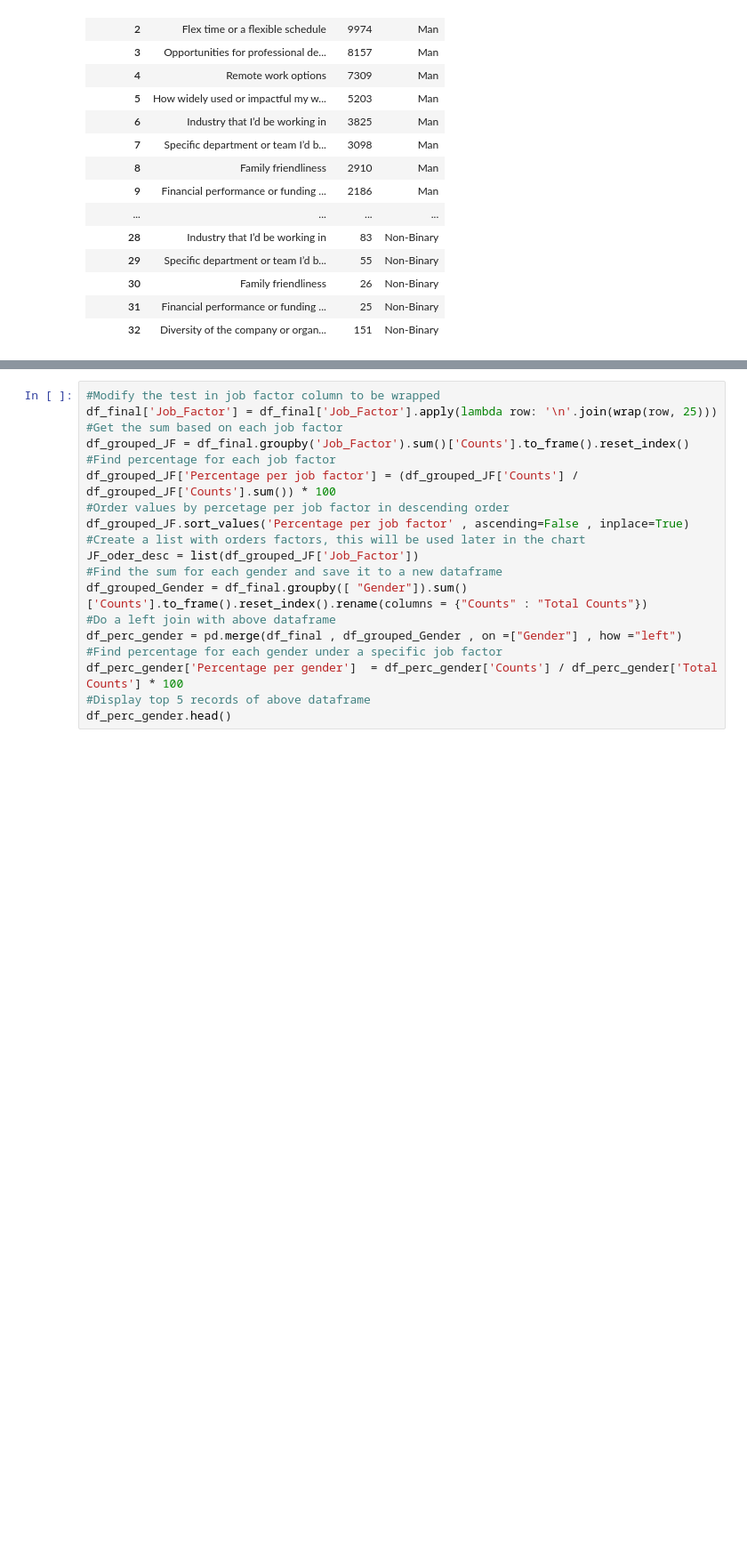
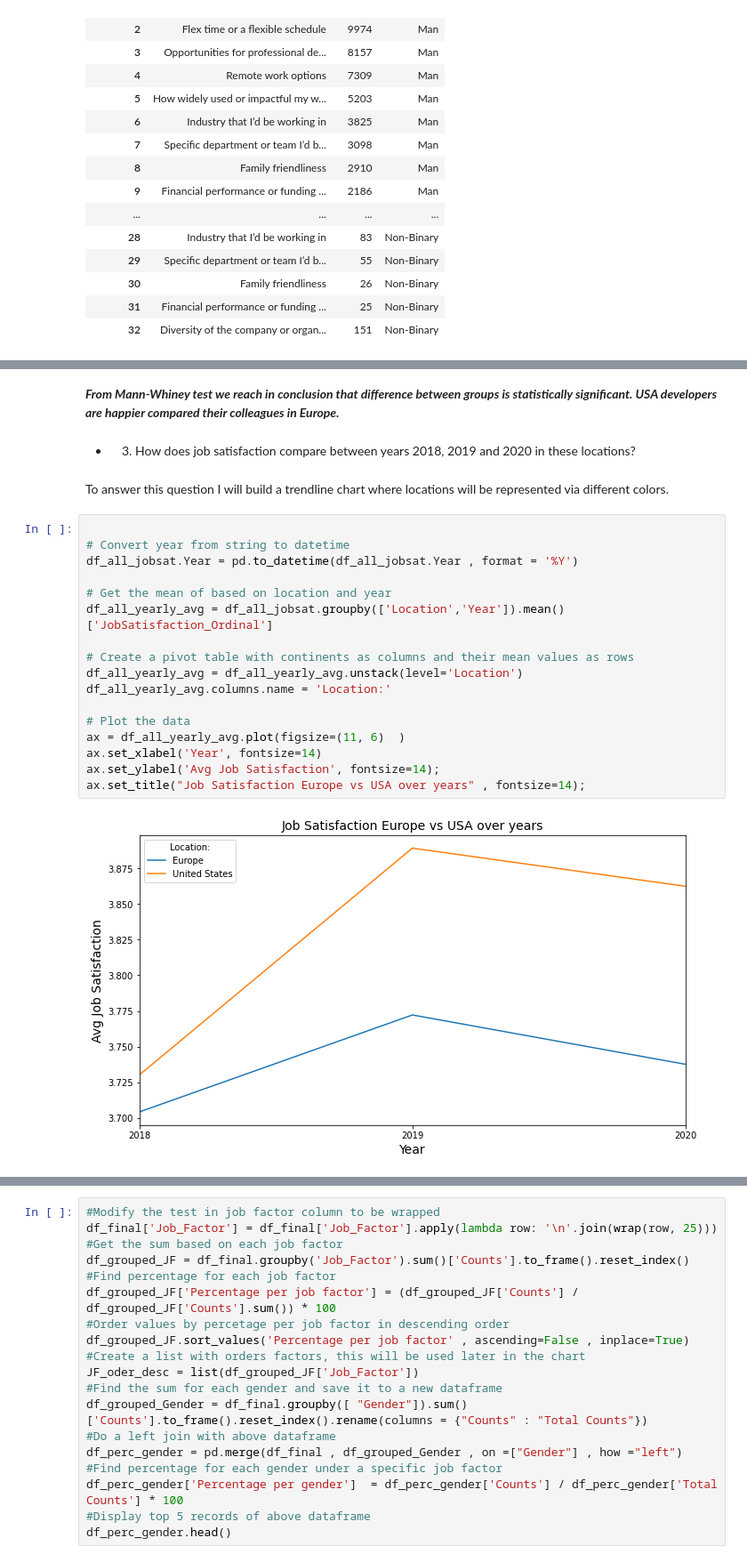
Before and after one commit to Lori-ml/Stackoverflow-Insights, a Jupyter notebook: data_exploration.ipynb, the cells around one changed output, grey strips where cells are left out. Shown: that part at 89% size. Drawn from its saved outputs; the diff is of its cells as text; blank space fills up the shorter version.

```diff
--- a/data_exploration.ipynb
+++ b/data_exploration.ipynb
@@ -381,0 +461,25 @@ df_final
+# %% [markdown]
+<i> <b>  From Mann-Whiney test we reach in conclusion that  difference between groups is statistically significant. USA developers are happier compared their colleagues in Europe.
+# %% [markdown]
+- 3. How does job satisfaction compare between years 2018, 2019 and 2020 in  these locations?
+# %% [markdown]
+To answer this question I will build a trendline chart where locations will be represented via different colors.
+# %%
+
+# Convert year from string to datetime
+df_all_jobsat.Year = pd.to_datetime(df_all_jobsat.Year , format = '%Y')
+
+# Get the mean of based on location and year
+df_all_yearly_avg = df_all_jobsat.groupby(['Location','Year']).mean()['JobSatisfaction_Ordinal']
+
+# Create a pivot table with continents as columns and their mean values as rows
+df_all_yearly_avg = df_all_yearly_avg.unstack(level='Location')
+df_all_yearly_avg.columns.name = 'Location:'
+
+# Plot the data
+ax = df_all_yearly_avg.plot(figsize=(11, 6)  )
+ax.set_xlabel('Year', fontsize=14)
+ax.set_ylabel('Avg Job Satisfaction', fontsize=14);
+ax.set_title("Job Satisfaction Europe vs USA over years" , fontsize=14);
+# %% [output]
+[figure, added]
```
Also changed, not shown: parts of 57 cells of this notebook, 1 other file.
